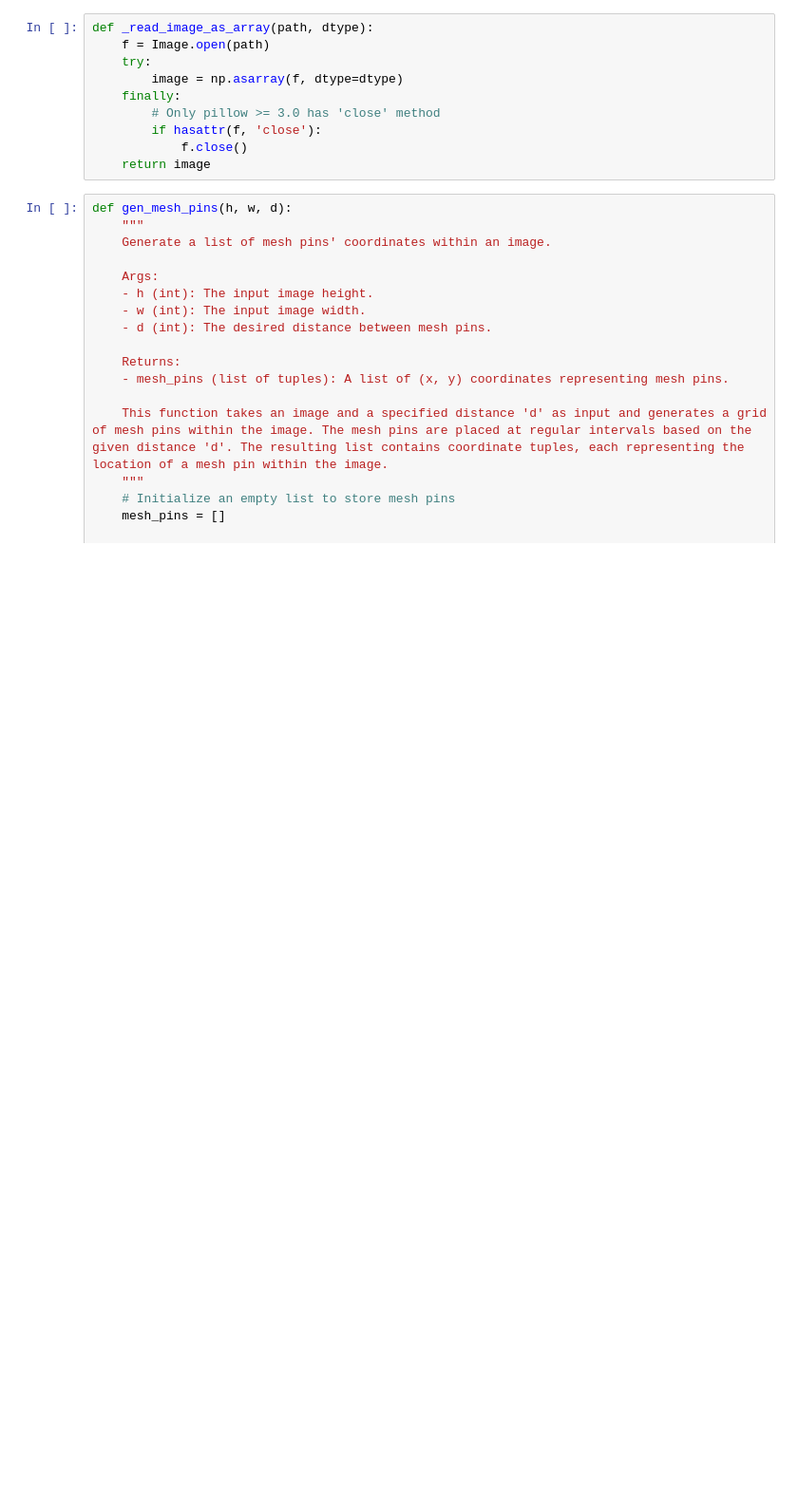
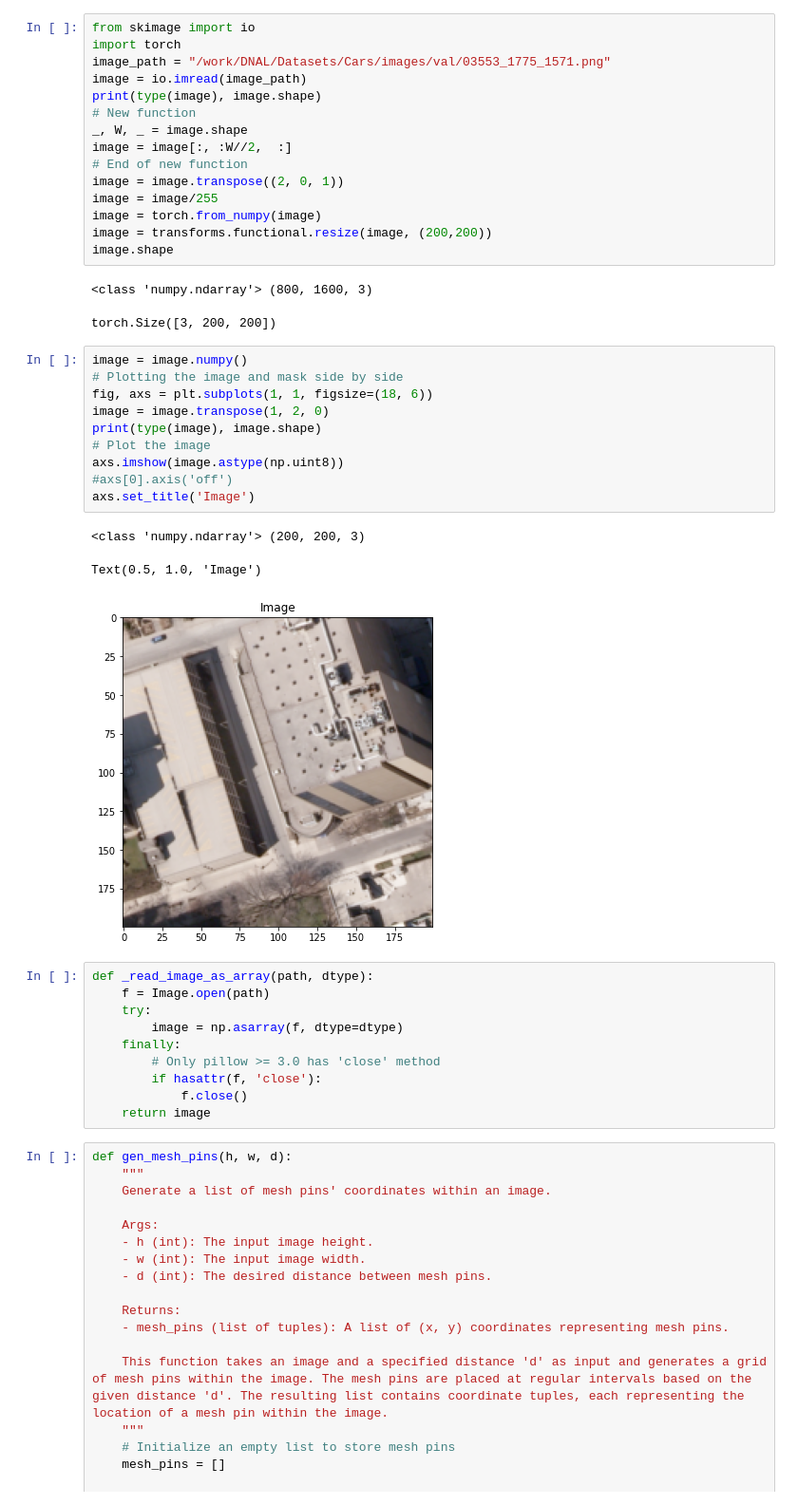
Before and after one commit to neu-spiral/Neural-Point-Processes, a Jupyter notebook: processing/cars/data_cars.ipynb, the cells around one changed output. Shown at 95% size. Drawn from its saved outputs; the diff is of its cells as text; blank space fills up the shorter version.

```diff
--- a/processing/cars/data_cars.ipynb
+++ b/processing/cars/data_cars.ipynb
@@ -31,6 +32,38 @@ try:
 except ImportError as e:
     available = False
     _import_error = e
+# %%
+from skimage import io
+import torch
+image_path = "/work/DNAL/Datasets/Cars/images/val/03553_1775_1571.png"
+image = io.imread(image_path)
+print(type(image), image.shape)
+# New function
+_, W, _ = image.shape
+image = image[:, :W//2,  :]
+# End of new function
+image = image.transpose((2, 0, 1))
+image = image/255
+image = torch.from_numpy(image)
+image = transforms.functional.resize(image, (200,200))
+image.shape
+# %% [output]
+<class 'numpy.ndarray'> (800, 1600, 3)
+torch.Size([3, 200, 200])
+# %%
+image = image.numpy()
+# Plotting the image and mask side by side
+fig, axs = plt.subplots(1, 1, figsize=(18, 6))
+image = image.transpose(1, 2, 0)
+print(type(image), image.shape)
+# Plot the image
+axs.imshow(image.astype(np.uint8))
+#axs[0].axis('off')
+axs.set_title('Image')
+# %% [output]
+<class 'numpy.ndarray'> (200, 200, 3)
+Text(0.5, 1.0, 'Image')
+[figure, added]
 # %%
 def _read_image_as_array(path, dtype):
     f = Image.open(path)
```
Also changed, not shown: parts of 3 cells of this notebook, 2 other files.
